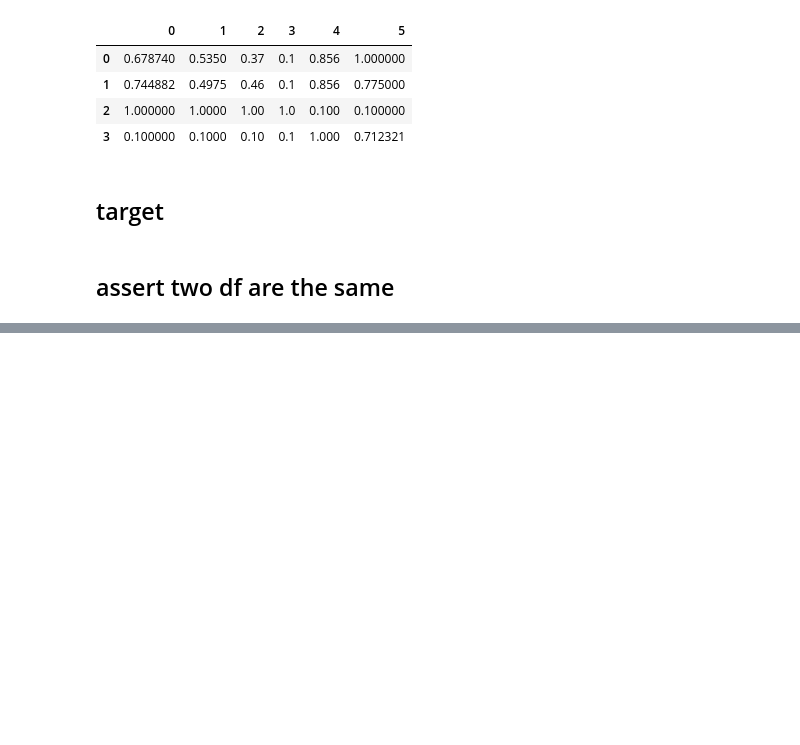
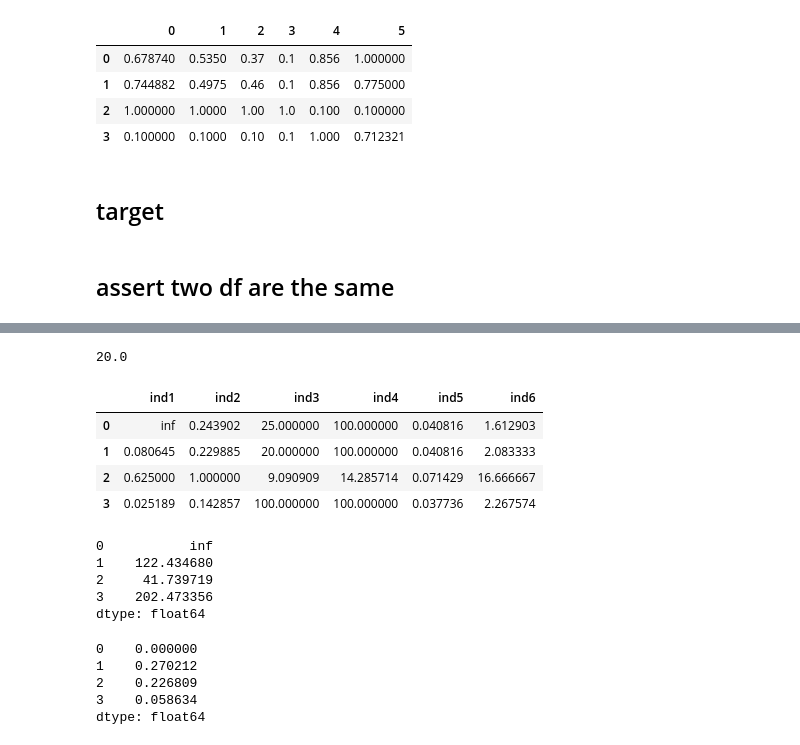
Before and after one commit to wetransform-os/ProMCDA, a Jupyter notebook: testing_various_functionalities.ipynb, the cells around one changed output, grey strips where cells are left out. Saved outputs shown, nothing was run; the diff lists cells and outputs as text; code cells hidden in the pictures; blank space fills up the shorter version.

```diff
--- a/testing_various_functionalities.ipynb
+++ b/testing_various_functionalities.ipynb
@@ -250,0 +340,2 @@ feature_range=(0, 1)
+# %%
+imd.iloc[0,0]=0
@@ -250,0 +380,22 @@ feature_range=(0, 1)
+# %%
+weights=(1,2,1,2,1,10)
+# %%
+1/0.05
+# %% [output]
+20.0
+# %%
+weights/imd
+# %% [output]
+|  | ind1 | ind2 | ind3 | ind4 | ind5 | ind6 |
+| 0 | inf | 0.243902 | 25.000000 | 100.000000 | 0.040816 | 1.612903 |
+| 1 | 0.080645 | 0.229885 | 20.000000 | 100.000000 | 0.040816 | 2.083333 |
+| 2 | 0.625000 | 1.000000 | 9.090909 | 14.285714 | 0.071429 | 16.666667 |
+| 3 | 0.025189 | 0.142857 | 100.000000 | 100.000000 | 0.037736 | 2.267574 |
+# %%
+(weights/imd).sum(axis=1)
+# %% [output]
+0           inf
+1    122.434680
+2     41.739719
+3    202.473356
+dtype: float64
@@ -250,0 +404,8 @@ feature_range=(0, 1)
+# %%
+scores
+# %% [output]
+0    0.000000
+1    0.270212
+2    0.226809
+3    0.058634
+dtype: float64
```
Also changed, not shown: parts of 48 cells of this notebook, 13 other files.
